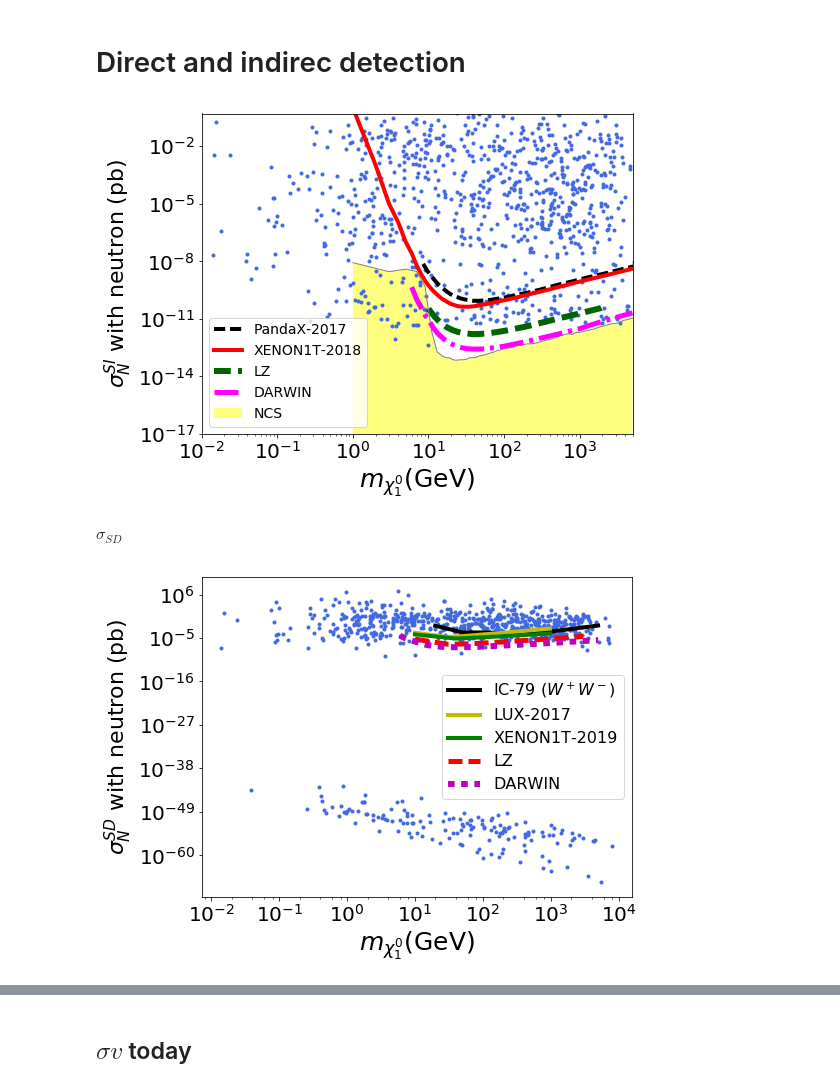
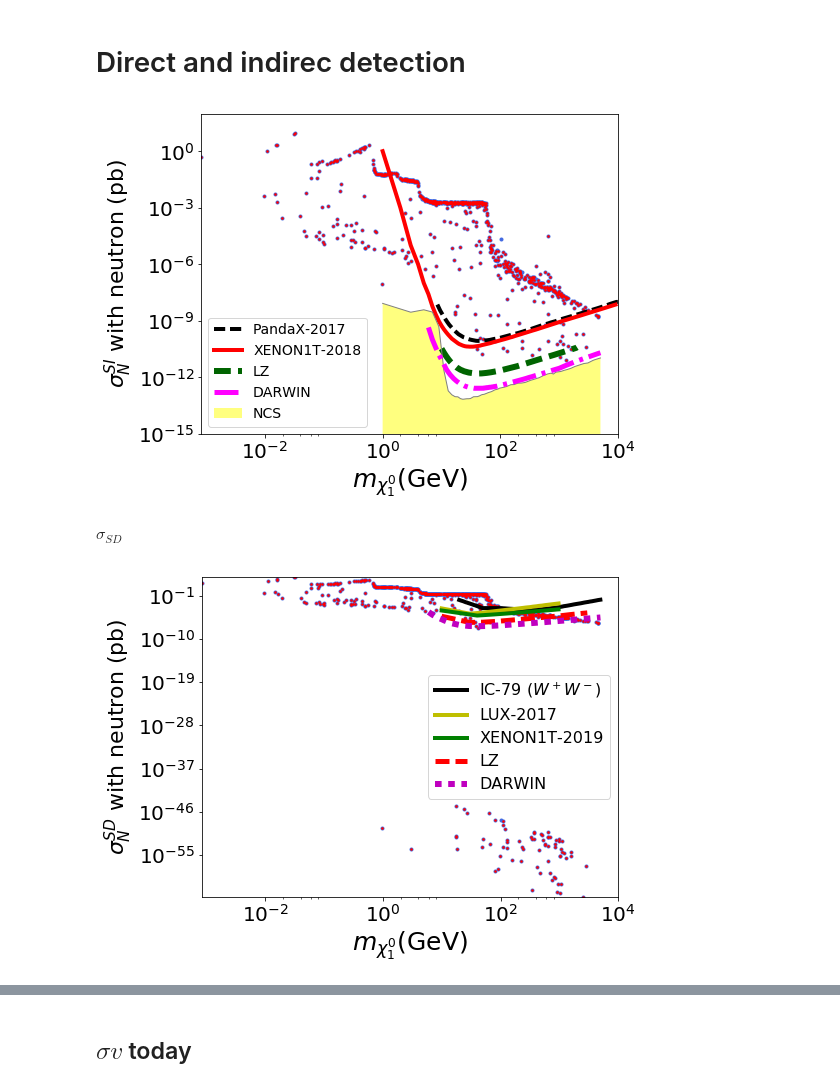
Before and after one commit to anferivera/DarkBariogenesis, a Jupyter notebook: U1B_model-random-scan-v2.ipynb, the cells around one changed output, grey strips where cells are left out. Drawn from its saved outputs; the diff is of its cells as text; code cells hidden in the pictures.

```diff
--- a/U1B_model-random-scan-v2.ipynb
+++ b/U1B_model-random-scan-v2.ipynb
@@ -29,7 +29,7 @@ t1=time.time()
 
 x=[]
 
-Num = 200
+Num = 4
 
 for i in range(0,Num):
 
@@ -73,15 +73,15 @@ for i in range(0,Num):
     L721 = np.exp(np.random.uniform(np.log(1.*10**(-4)),np.log(10**(-1))))
     L722 = np.exp(np.random.uniform(np.log(1.*10**(-4)),np.log(10**(-1))))
 
-    M111 = np.exp(np.random.uniform(np.log(1.*10**(6)),np.log(10**(8)))) #m1 conj[S1].S1
+    M111 = np.exp(np.random.uniform(np.log(1.*10**(6)),np.log(10**(10)))) #m1 conj[S1].S1
     M112 = 0.
     M121 = 0.
-    M122 = np.exp(np.random.uniform(np.log(1.*10**(6)),np.log(10**(8))))
+    M122 = np.exp(np.random.uniform(np.log(1.*10**(6)),np.log(10**(10))))
 
-    M211 = np.exp(np.random.uniform(np.log(1.*10**(6)),np.log(10**(8)))) #m2 conj[S2].S2
+    M211 = np.exp(np.random.uniform(np.log(1.*10**(6)),np.log(10**(10)))) #m2 conj[S2].S2
     M212 = 0.
     M221 = 0.
-    M222 = np.exp(np.random.uniform(np.log(1.*10**(6)),np.log(10**(8))))
+    M222 = np.exp(np.random.uniform(np.log(1.*10**(6)),np.log(10**(10))))
 
     #Modify one parameter
     xdict.blocks['MINPAR'].entries[2]='%.6E    # Lambda2INPUT'%Lambda2
@@ -332,7 +332,10 @@ for i in range(0,Num):
     mnu2 = np.abs(eval(so.split('# Fe_3')[1].split()[5]))
     mnu3 = np.abs(eval(so.split('# Fe_3')[1].split()[13]))
 
-    if mnu2 < 8.0e-12: #bad re-construction
+    if np.abs(np.abs(mnu2)-mv2)*100/mv2 > 10.: #bad re-construction
+        continue
+
+    if np.abs(np.abs(mnu3)-mv3)*100/mv3 > 10.: #bad re-construction
         continue
 
     if mh1 == 1.0: #bad higgs mass
@@ -513,0 +539,2 @@ plt.tight_layout()
+# %%
+yd = xd[np.logical_and(np.abs(xd.mnu2-xd.mv2)*100/xd.mv2<10., np.abs(xd.mnu3-xd.mv3)*100/xd.mv3<10.)]
@@ -553,6 +600,8 @@ DARSI=interpolate.interp1d(dd1.MDM,dd1.DAR)
 plt.figure(figsize=(8,6))
 
 plt.loglog(xd.mchi, xd.SIN, color='royalblue', marker='o',ms=3,linestyle='', label=r'')
+#good points of netrino reconstrucction
+plt.loglog(yd.mchi, yd.SIN, color='red', marker='.',ms=3,linestyle='', label=r'')
 
 #plot pandaX data 1708.06917
 m=np.arange(8.5,10000)
@@ -560,37 +609,38 @@ plt.loglog(m,pandaX(m)*1e+36,color='k',linestyle='dashed',lw=4,label='PandaX-201
 
 #XENON1T
 n=np.arange(1,9000)
 plt.loglog(n,XENON1T(n)*1e+36,'r-',lw=4,label='XENON1T-2018')
 
 #plt LZ
 n=np.arange(10,2000)
 plt.semilogy(n,LZSI(n)*1e+36,color='darkgreen',linestyle='--',lw=6,label='LZ')
 
 #Neutrino coherent scattering
 n=np.arange(1,5.e+3,2)
 plt.loglog(n,NCS(n),color='grey',lw=1.0,label='')
 back=[]
 for i in range(0,len(n)):
     m = NCS(n[i])
     back.append(m)
 back=np.asarray(back)
 plt.fill_between(n,1.e-38,back,facecolor='yellow',alpha=0.5,label='NCS')
 
 # DARWIN SI
 n=np.arange(6,5000)
 plt.loglog(n,DARSI(n)*1e+36,color='magenta',linestyle='-.',lw=5,label='DARWIN')
 
 plt.xlabel(r'$m_{\chi^0_1}$(GeV)',size=25)
 plt.ylabel(r'$\sigma_N^{SI}$ with neutron (pb)',size=22)
-plt.legend(prop={'size':14},loc='lower left')
-plt.xlim(1e-2,5.0e3)
-plt.ylim(1e-17,5e-1)
+plt.legend(prop={'size':14},loc='best')
+
+plt.xlim(yd.mchi.min(),1.0e4)
+plt.ylim(1e-15,1e2)
 
 plt.tight_layout()
 #plt.savefig('plots/SI.pdf')
 plt.show()
 # %% [output]
-[figure, old version]
+[figure, new version]
 # %% [markdown]
 $\sigma_{SD}$
 # %%
@@ -629,6 +679,8 @@ LUX_SD_n = interpolate.interp1d(luxSD.M, luxSD.sigmaSD)
 plt.figure(figsize=(8,6))
 #For neutrons
 plt.loglog(xd.mchi,xd['SDN'], color='royalblue', marker='o',ms=3,linestyle='',label='')
+#good neutrino reconstruction masses
+plt.loglog(yd.mchi,yd['SDN'], color='red', marker='.',ms=3,linestyle='',label='')
 
 #IceCube limit
 plt.plot(10**IC_SD['M'],10**IC_SD['sigmaSD']*1e+36,'k-',lw=4,label=r'IC-79 ($W^+W^-$)')
@@ -650,11 +702,11 @@ plt.loglog(n,DARSD(n)*1e+36,'m:',lw=6,label='DARWIN')
 plt.xlabel(r'$m_{\chi^0_1}$(GeV)',size=25)
 plt.ylabel(r'$\sigma_N^{SD}$ with neutron (pb)',size=22)
 plt.legend(prop={'size':16},loc='best')
-#plt.xlim(9,2.0e3)
-#plt.ylim(1e-20,2e-1)
+plt.xlim(xd.mchi.min(),1.0e4)
+plt.ylim(xd.SDN.min(),xd.SDN.max())
 
 plt.tight_layout()
 #plt.savefig('plots/SD.pdf')
 #plt.show()
 # %% [output]
-[figure, old version]
+[figure, new version]
```
Also changed, not shown: parts of 27 cells of this notebook, 16 other files.
